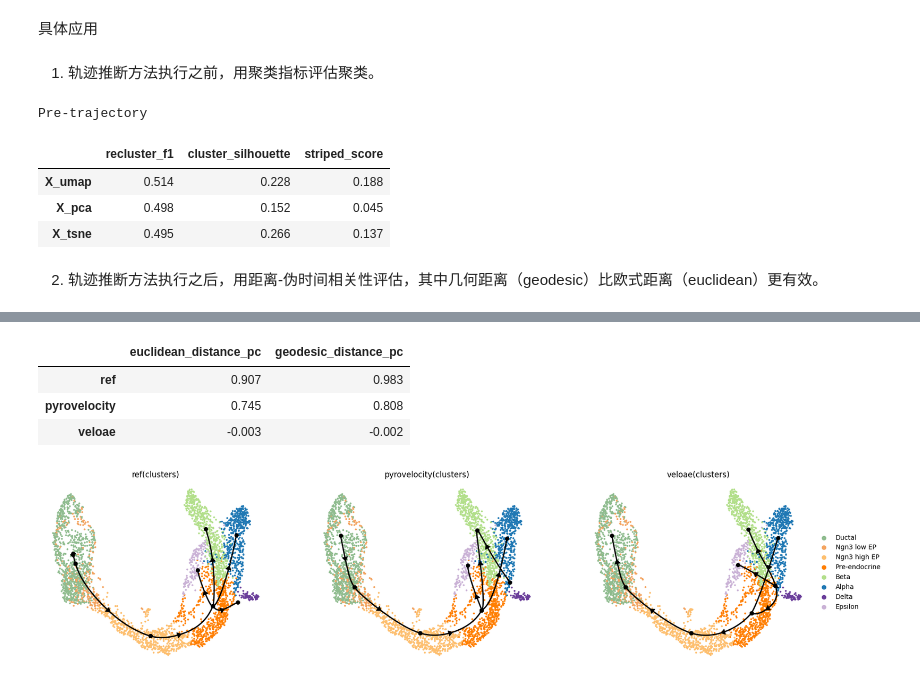
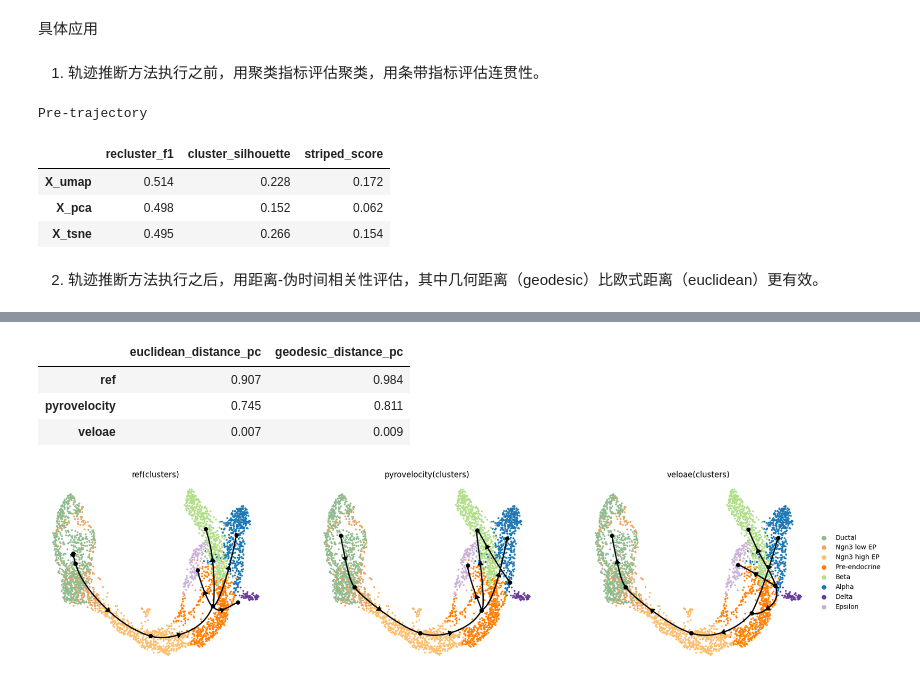
Before and after one commit to HuangDDU/cafe-release, a Jupyter notebook: notebook_dev/hzy/26.01.20-metric_embedding.ipynb, the cells around one changed output, grey strips where cells are left out. Cells and saved outputs as stored; diff of their text form; code cells hidden in the pictures.

```diff
--- a/notebook_dev/hzy/26.01.20-metric_embedding.ipynb
+++ b/notebook_dev/hzy/26.01.20-metric_embedding.ipynb
@@ -29,14 +31,18 @@ import scanpy as sc
 import matplotlib.pyplot as plt
 
 
-fadata.obsm["X_tsne"] = np.loadtxt(f"pancreas_tsne.csv")
+fadata.obsm["X_tsne"] = np.loadtxt(f"tmp/26.01.20-metric_embedding/pancreas_tsne.csv")
 basis_list = ["X_umap", "X_pca", "X_tsne"]
+# fadata.obsm["X_random"] = np.random.randn(*fadata.obsm["X_umap"].shape) # random embedding
+# basis_list = ["X_umap", "X_pca", "X_random"]
+
 cluster_key = "clusters"
 
 n = len(basis_list)
-fig, ax = plt.subplots(1,n, figsize=(4*n, 4))
+fig, ax = plt.subplots(1,n, figsize=(8*n, 6))
 for i in range(n):
     basis = basis_list[i]
     # cafe.plot.plot_trajectory(fadata, basis=basis, ax=ax[i], show=False)
     sc.pl.embedding(fadata, basis=basis, color=cluster_key, title=basis, ax=ax[i], show=False, frameon=False, legend_loc=None)
+plt.savefig(f"{img_dir}/pre_trajectory.pdf", dpi=300)
 # %% [output]
@@ -86,7 +92,7 @@ embedding_metric
 # %% [markdown]
 具体应用
 # %% [markdown]
-1. 轨迹推断方法执行之前，用聚类指标评估聚类。
+1. 轨迹推断方法执行之前，用聚类指标评估聚类，用条带指标评估连贯性。
 # %%
 import pandas as pd
 pd.options.display.precision = 3
@@ -104,9 +110,9 @@ metric_df
 # %% [output]
 Pre-trajectory
 |  | recluster_f1 | cluster_silhouette | striped_score |
-| X_umap | 0.514 | 0.228 | 0.188 |
-| X_pca | 0.498 | 0.152 | 0.045 |
-| X_tsne | 0.495 | 0.266 | 0.137 |
+| X_umap | 0.514 | 0.228 | 0.172 |
+| X_pca | 0.498 | 0.152 | 0.062 |
+| X_tsne | 0.495 | 0.266 | 0.154 |
 # %% [markdown]
 2. 轨迹推断方法执行之后，用距离-伪时间相关性评估，其中几何距离（geodesic）比欧式距离（euclidean）更有效。
 # %%
@@ -116,7 +122,7 @@ print("Choosing basis:", basis)
 model_name_list = ["ref", "pyrovelocity", "veloae"]
 fadata.load_trajectory_dict(model_name_list=model_name_list)
 
-cafe.plot.plot_trajectory(fadata, basis=basis, model_name=model_name_list)
+cafe.plot.plot_trajectory(fadata, basis=basis, model_name=model_name_list, save=f"{img_dir}/post_trajectory.pdf")
 
 metric_dict = {}
 for model_name in model_name_list:
@@ -133,6 +139,6 @@ WARNING  |- unconnected milestones found: ['Ngn3 low EP', 'Ngn3 high EP', 'Delta
 Post-trajectory
 |  | euclidean_distance_pc | geodesic_distance_pc |
-| ref | 0.907 | 0.983 |
-| pyrovelocity | 0.745 | 0.808 |
-| veloae | -0.003 | -0.002 |
+| ref | 0.907 | 0.984 |
+| pyrovelocity | 0.745 | 0.811 |
+| veloae | 0.007 | 0.009 |
 [figure]
```
Also changed, not shown: parts of 6 cells of this notebook, 2 other files.
